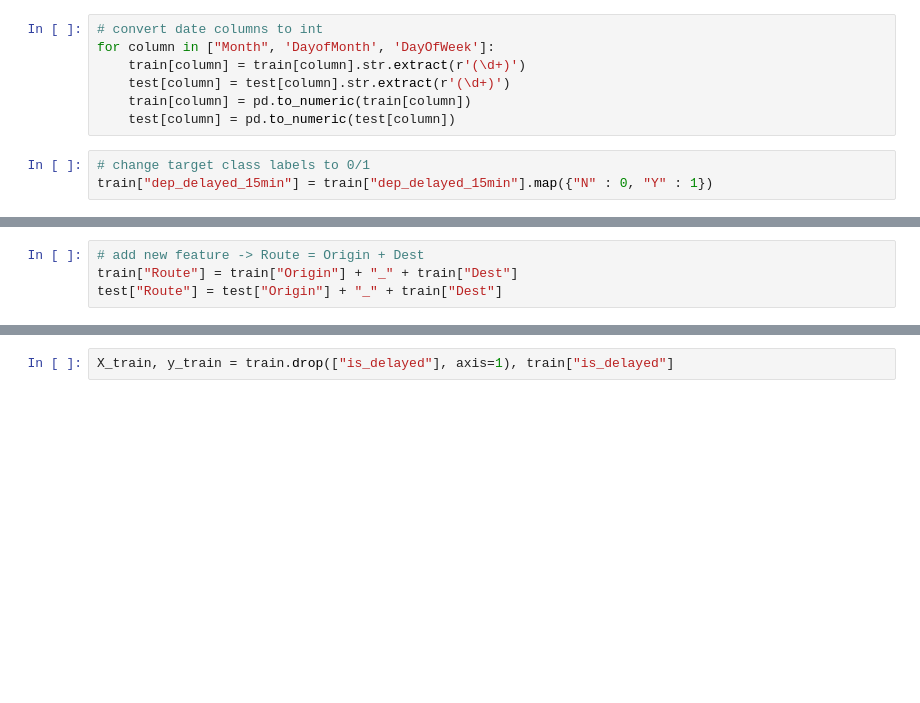
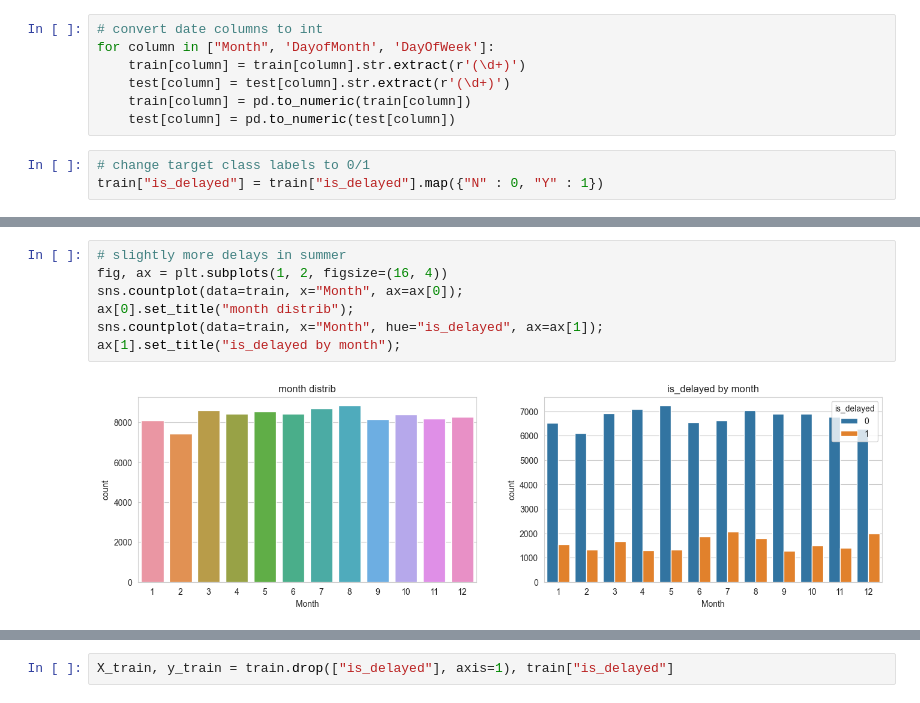
Before and after one commit to ArtsiomShatsernik/projects, a Jupyter notebook: flight_delays/flight_delay.ipynb, the cells around one changed output, grey strips where cells are left out. Drawn from its saved outputs; the diff is of its cells as text; blank space fills up the shorter version.

```diff
--- a/flight_delays/flight_delay.ipynb
+++ b/flight_delays/flight_delay.ipynb
@@ -86,4 +79,4 @@ for column in ["Month", 'DayofMonth', 'DayOfWeek']:
     test[column] = pd.to_numeric(test[column])
 # %%
 # change target class labels to 0/1
-train["dep_delayed_15min"] = train["dep_delayed_15min"].map({"N" : 0, "Y" : 1})
+train["is_delayed"] = train["is_delayed"].map({"N" : 0, "Y" : 1})
@@ -92,4 +82,0 @@ Feature engineering
-# %%
-# add new feature -> Route = Origin + Dest
-train["Route"] = train["Origin"] + "_" + train["Dest"]
-test["Route"] = test["Origin"] + "_" + train["Dest"]
@@ -95,0 +89,9 @@ test["Route"] = test["Origin"] + "_" + train["Dest"]
+# %%
+# slightly more delays in summer
+fig, ax = plt.subplots(1, 2, figsize=(16, 4))
+sns.countplot(data=train, x="Month", ax=ax[0]);
+ax[0].set_title("month distrib");
+sns.countplot(data=train, x="Month", hue="is_delayed", ax=ax[1]);
+ax[1].set_title("is_delayed by month");
+# %% [output]
+[figure, added]
```
Also changed, not shown: parts of 58 cells of this notebook.
